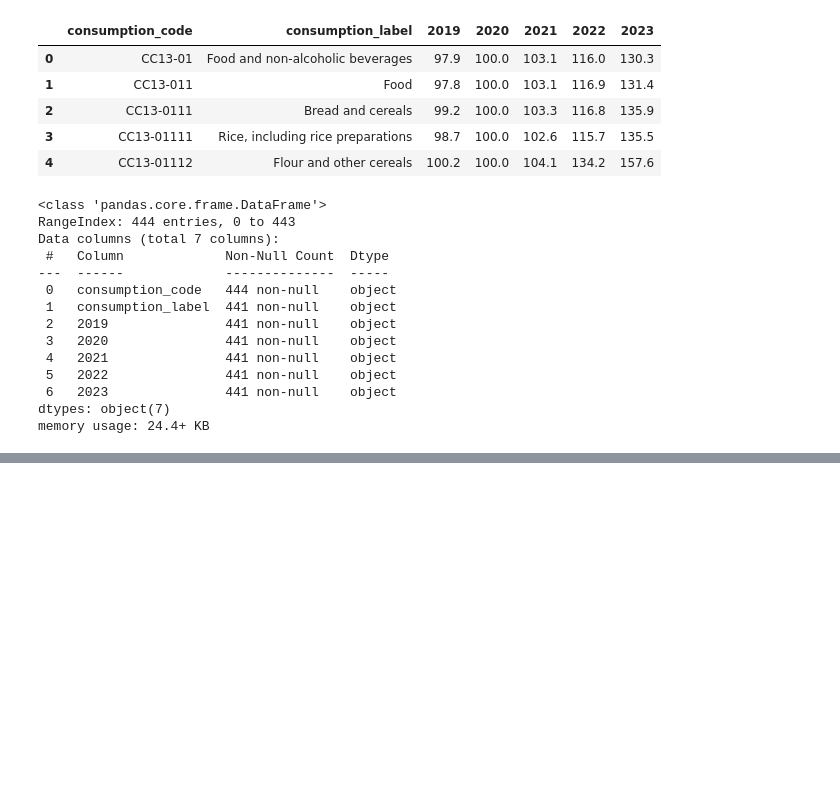
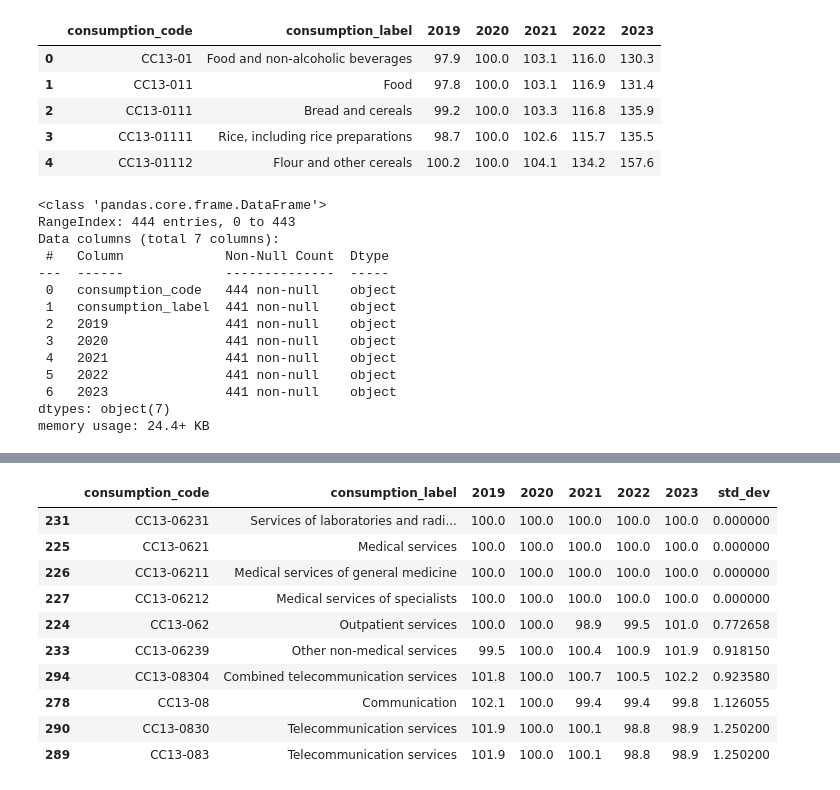
Before and after one commit to n1az/CPI-Analysis, a Jupyter notebook: src/EDA.ipynb, the cells around one changed output, grey strips where cells are left out. Drawn from its saved outputs; the diff is of its cells as text; code cells hidden in the pictures; blank space fills up the shorter version.

```diff
--- a/src/EDA.ipynb
+++ b/src/EDA.ipynb
@@ -70,0 +143,22 @@ KeyError: 'consumption_label'
+# %%
+# Convert columns to numeric
+for col in ['2019', '2020', '2021', '2022', '2023']:
+    df[col] = pd.to_numeric(df[col])
+# Calculate the standard deviation of the CPI for each product over the years
+df['std_dev'] = df[['2019', '2020', '2021', '2022', '2023']].std(axis=1)
+
+# Sort by standard deviation and take the product with the lowest standard deviation
+df_sorted = df.sort_values(by='std_dev', ascending=True).head(10)
+df_sorted
+# %% [output]
+|  | consumption_code | consumption_label | 2019 | 2020 | 2021 | 2022 | 2023 | std_dev |
+| 231 | CC13-06231 | Services of laboratories and radi... | 100.0 | 100.0 | 100.0 | 100.0 | 100.0 | 0.000000 |
+| 225 | CC13-0621 | Medical services | 100.0 | 100.0 | 100.0 | 100.0 | 100.0 | 0.000000 |
+| 226 | CC13-06211 | Medical services of general medicine | 100.0 | 100.0 | 100.0 | 100.0 | 100.0 | 0.000000 |
+| 227 | CC13-06212 | Medical services of specialists | 100.0 | 100.0 | 100.0 | 100.0 | 100.0 | 0.000000 |
+| 224 | CC13-062 | Outpatient services | 100.0 | 100.0 | 98.9 | 99.5 | 101.0 | 0.772658 |
+| 233 | CC13-06239 | Other non-medical services | 99.5 | 100.0 | 100.4 | 100.9 | 101.9 | 0.918150 |
+| 294 | CC13-08304 | Combined telecommunication services | 101.8 | 100.0 | 100.7 | 100.5 | 102.2 | 0.923580 |
+| 278 | CC13-08 | Communication | 102.1 | 100.0 | 99.4 | 99.4 | 99.8 | 1.126055 |
+| 290 | CC13-0830 | Telecommunication services | 101.9 | 100.0 | 100.1 | 98.8 | 98.9 | 1.250200 |
+| 289 | CC13-083 | Telecommunication services | 101.9 | 100.0 | 100.1 | 98.8 | 98.9 | 1.250200 |
```
Also changed, not shown: parts of 13 cells of this notebook.
